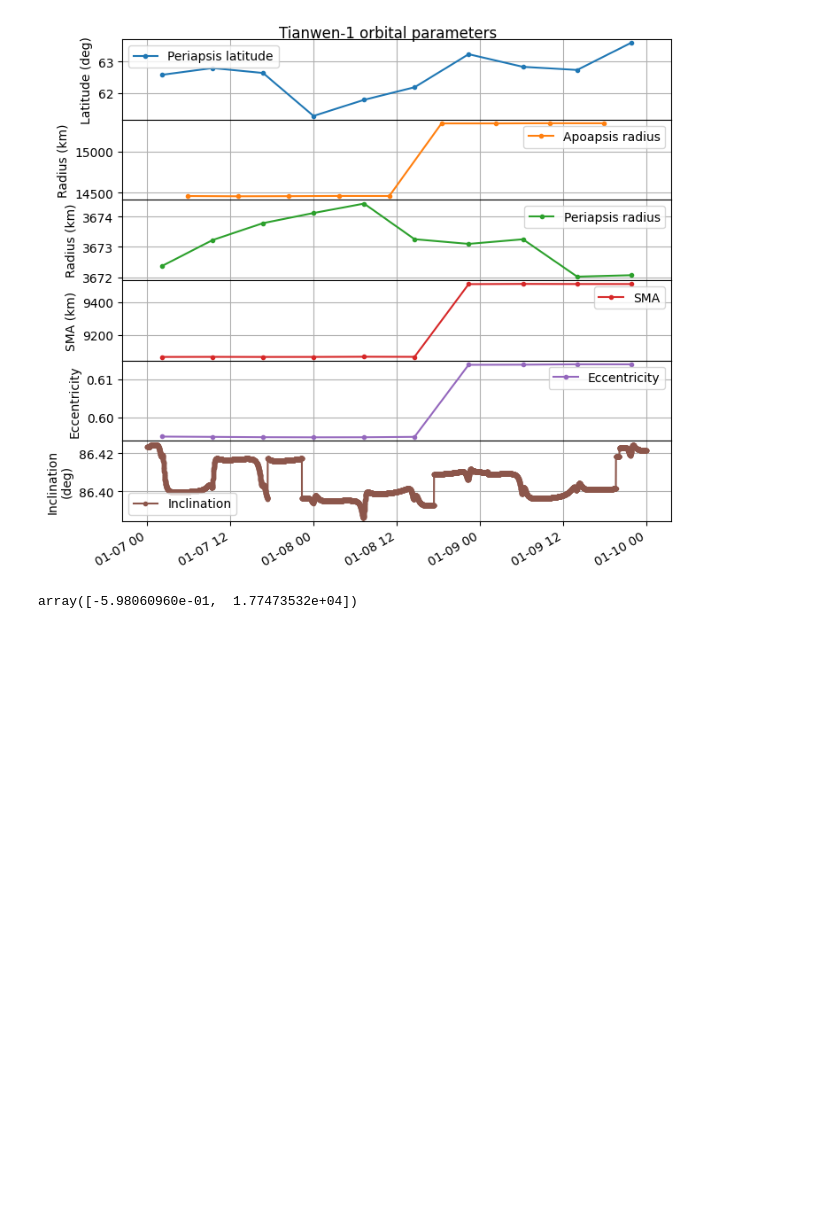
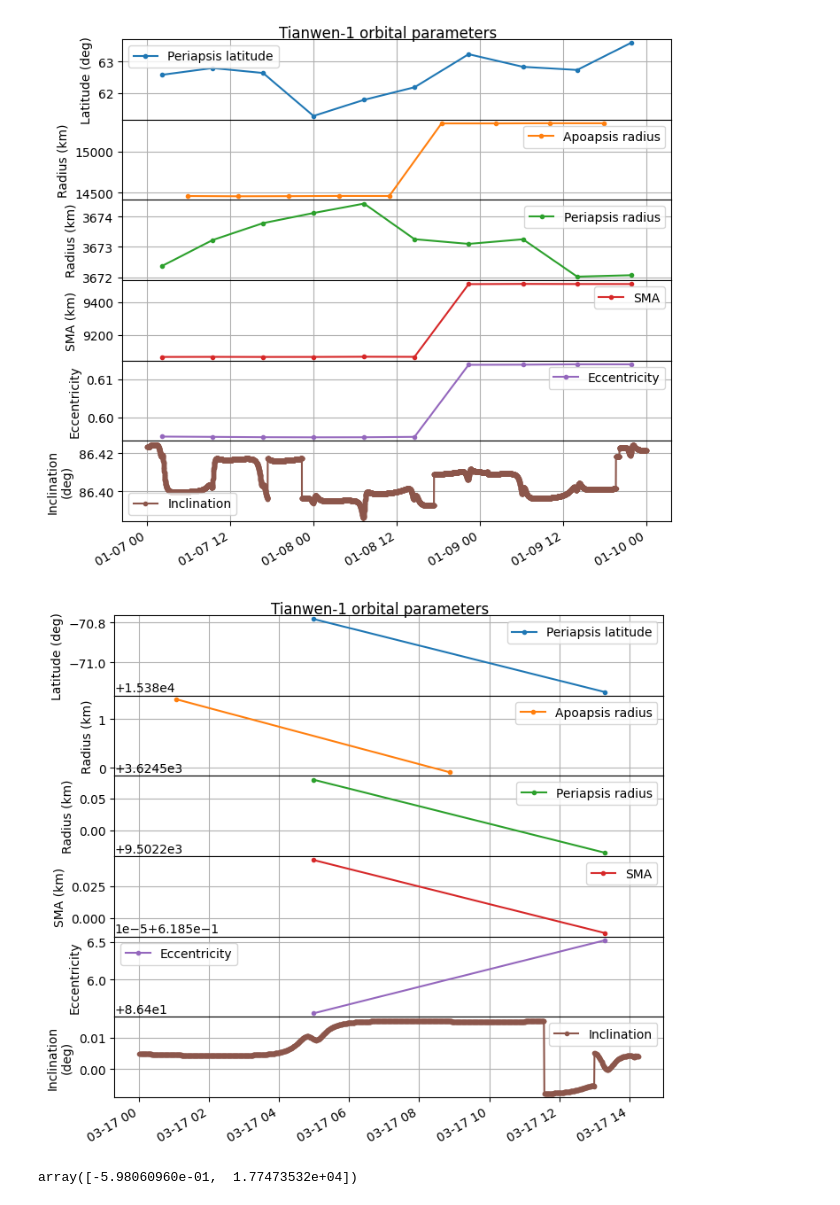
Before and after one commit to daniestevez/jupyter_notebooks, a Jupyter notebook: Tianwen/orbit/Tianwen-1 ground track - remote sensing orbit - long-term.ipynb, the cells around one changed output. Saved outputs shown, nothing was run; the diff lists cells and outputs as text; code cells hidden in the pictures; blank space fills up the shorter version.

```diff
--- a/Tianwen/orbit/Tianwen-1 ground track - remote sensing orbit - long-term.ipynb
+++ b/Tianwen/orbit/Tianwen-1 ground track - remote sensing orbit - long-term.ipynb
@@ -252,6 +253,43 @@ plt.suptitle('Tianwen-1 orbital parameters', y=0.9)
 fig.autofmt_xdate();
 # %% [output]
 [figure]
+# %%
+tslice = (Time('2026-03-17'), Time('2026-03-18'))
+fig, axs = plt.subplots(6, 1, figsize = (8, 8), facecolor = 'w', sharex=True)
+tax = Time(t_prop[periapsis] + 2430000.0, format = 'jd')
+tsel = (tax >= tslice[0]) & (tax <= tslice[1])
+axs[0].plot(tax[tsel].datetime,
+            lat[periapsis][tsel], '.-', color='C0', label='Periapsis latitude')
+axs[0].set_ylabel('Latitude (deg)')
+tax = Time(t_prop[apoapsis] + 2430000.0, format = 'jd')
+tsel = (tax >= tslice[0]) & (tax <= tslice[1])
+axs[1].plot(tax[tsel].datetime,
+            r[apoapsis][tsel], '.-', color='C1', label='Apoapsis radius')
+axs[1].set_ylabel('Radius (km)')
+tax = Time(t_prop[periapsis] + 2430000.0, format = 'jd')
+tsel = (tax >= tslice[0]) & (tax <= tslice[1])
+axs[2].plot(tax[tsel].datetime,
+            r[periapsis][tsel], '.-', color='C2', label='Periapsis radius')
+axs[2].set_ylabel('Radius (km)')
+axs[3].plot(tax[tsel].datetime,
+            sma[tsel], '.-', color='C3', label='SMA')
+axs[3].set_ylabel('SMA (km)')
+axs[4].plot(tax[tsel].datetime,
+            ecc[tsel], '.-', color='C4', label='Eccentricity')
+axs[4].set_ylabel('Eccentricity')
+tax = Time(t_prop + 2430000.0, format = 'jd')
+tsel = (tax >= tslice[0]) & (tax <= tslice[1])
+axs[5].plot(tax[tsel].datetime, incl[tsel], '.-',
+            color='C5', label='Inclination')
+axs[5].set_ylabel('Inclination\n(deg)')
+for ax in axs:
+    ax.grid()
+    ax.legend()
+plt.subplots_adjust(hspace=0)
+plt.suptitle('Tianwen-1 orbital parameters', y=0.9)
+fig.autofmt_xdate();
+# %% [output]
+[figure, added]
 # %%
 # Rate of change of periapsis latitude in deg/day
 np.polyfit(t_prop[periapsis][:900], lat[periapsis][:900], 1)
```
Also changed, not shown: parts of 5 cells of this notebook.
